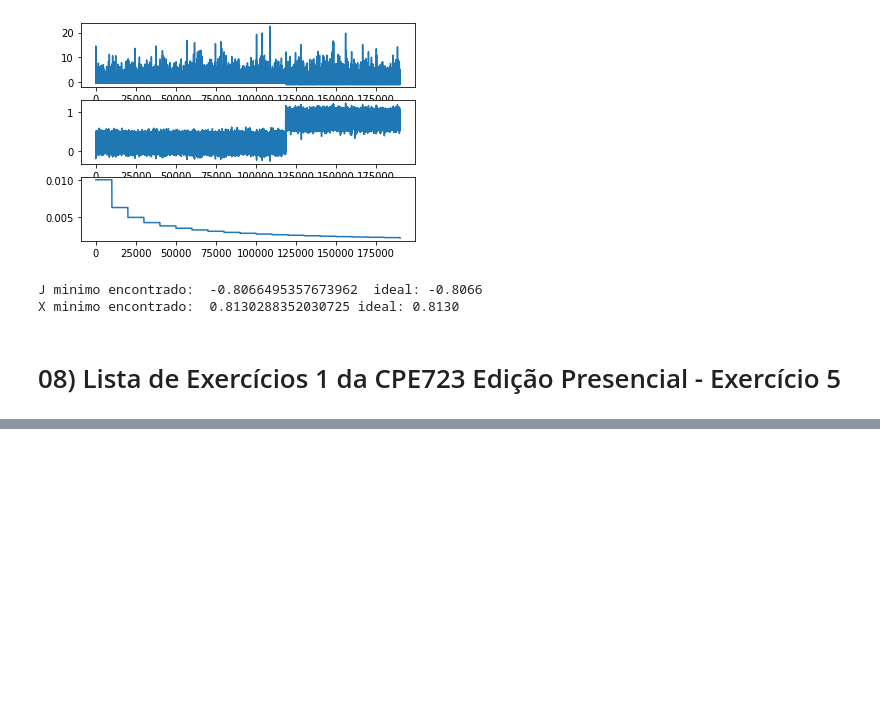
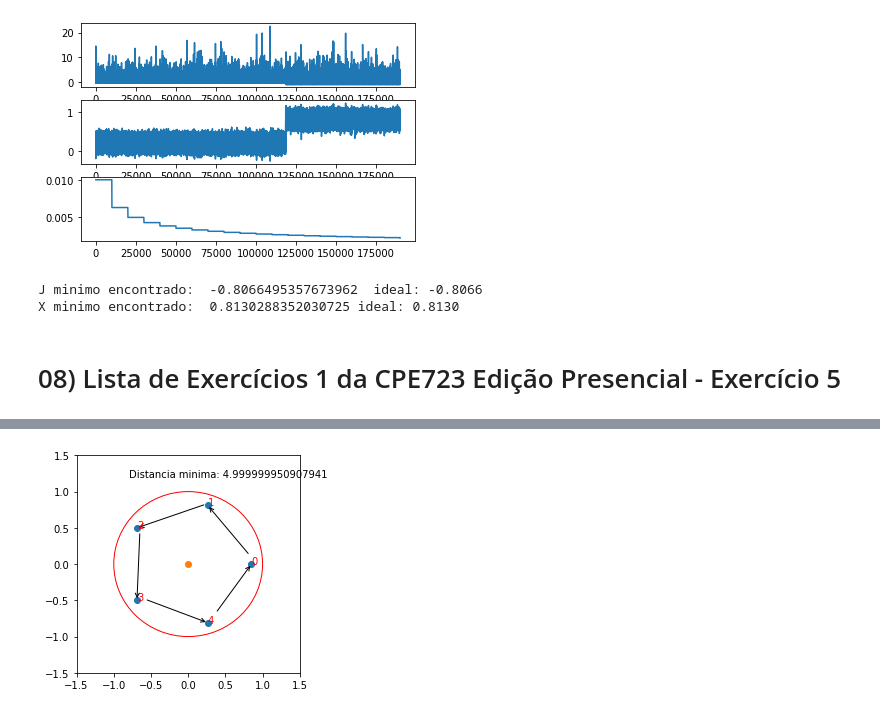
Before and after one commit to VRavaglia/Otimizacao-Natural, a Jupyter notebook: Lista1/Lista1.ipynb, the cells around one changed output, grey strips where cells are left out. Cells and saved outputs as stored; diff of their text form; code cells hidden in the pictures; blank space fills up the shorter version.

```diff
--- a/Lista1/Lista1.ipynb
+++ b/Lista1/Lista1.ipynb
@@ -503,0 +542,91 @@ print("X minimo encontrado: ", xmin, "ideal: 0.8130")
+# %%
+import random
+import math
+import numpy as np
+import matplotlib.pyplot as plt
+
+ordem = np.arange(5)
+np.random.shuffle(ordem[1:])
+ordemHat = ordem
+x = []
+
+raioPentagono = 0.8506508
+
+for i in range(0, 5):
+    x.append([raioPentagono*np.cos(i*2*np.pi/5), raioPentagono*np.sin(i*2*np.pi/5)])
+
+x = np.array(x)
+
+N = 1e4
+M = int(0.1*N) + 1
+ordemMin = ordem
+Jatual = 1e6
+Jmin = Jatual
+Js = []
+n = 0
+
+T0 = 1e-2
+T = T0
+Ts = []
+Kmax = 20
+distancias = []
+k = 1
+
+# SA
+
+def J(ordem):
+    distTot = 0
+    for i in ordem[1:]:
+        dist = np.linalg.norm(x[i]-x[i-1])
+        distTot += dist
+
+    dist = np.linalg.norm(x[i]-x[0])
+    distTot += dist
+
+    return distTot
+
+while k < Kmax:
+    n += 1
+
+    idx = random.randint(1, 4)
+    idx2 = random.randint(1, 4)
+
+    ordemHat[idx], ordemHat[idx2] = ordem[idx2], ordem[idx]
+
+    Jit = J(ordemHat)
+
+    q = np.exp((Jatual-Jit)/T)
+    r = random.uniform(0, 1)
+
+    if r < q:
+        ordem = ordemHat
+        Jatual = Jit
+
+
+    if Jit < Jmin:
+        Jmin = Jit
+        ordemMin = ordemHat
+
+    if n % N == 0:
+        k += 1
+        print(k/Kmax*100)
+        T = T0/(np.log2(1 + k))
+
+    distancias.append(Jit)
+
+fig, ax = plt.subplots(figsize=(4, 4))
+ax.scatter(x[:,0], x[:,1])
+ax.scatter(0, 0)
+ax.add_patch(plt.Circle((0, 0), 1, color='r', fill=False))
+plt.xlim([-1.5, 1.5])
+plt.ylim([-1.5, 1.5])
+
+
+for i in ordemMin[1:]:
+    plt.annotate(text=str(i-1), xy=(x[i]), xytext=(x[i-1]), color='r', arrowprops=dict(arrowstyle='->'))
+
+plt.annotate(text=str(4), xy=(x[0]), xytext=(x[4]), color='r', arrowprops=dict(arrowstyle='->'))
+plt.annotate(text="Distancia minima: " + str(Jmin), xy=(-0.8,1.2), xytext=(-0.8,1.2))
+
+plt.show()
+# %% [output]
@@ -503,0 +652 @@ print("X minimo encontrado: ", xmin, "ideal: 0.8130")
+[figure, added]
```
Also changed, not shown: parts of 6 cells of this notebook.
